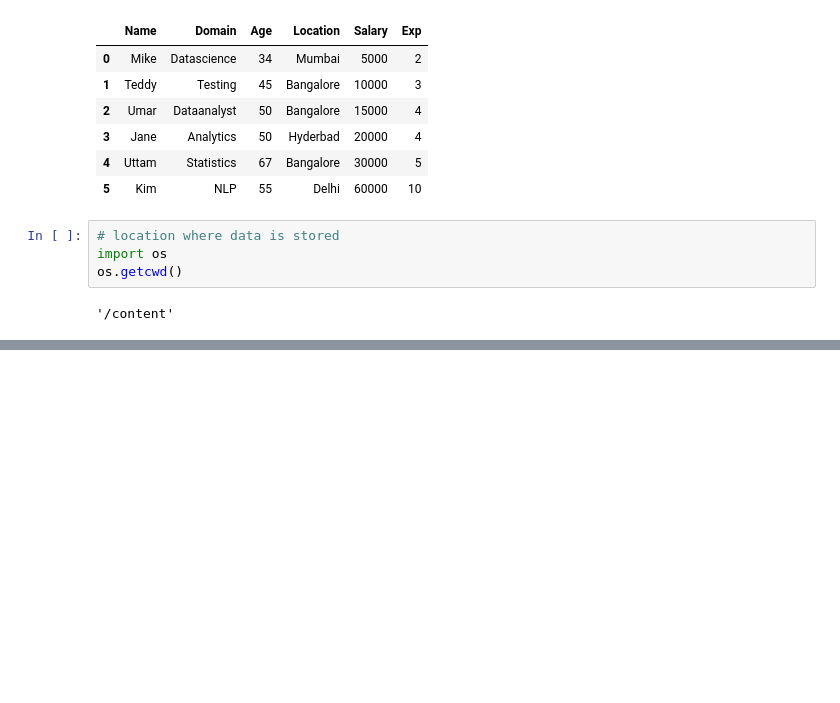
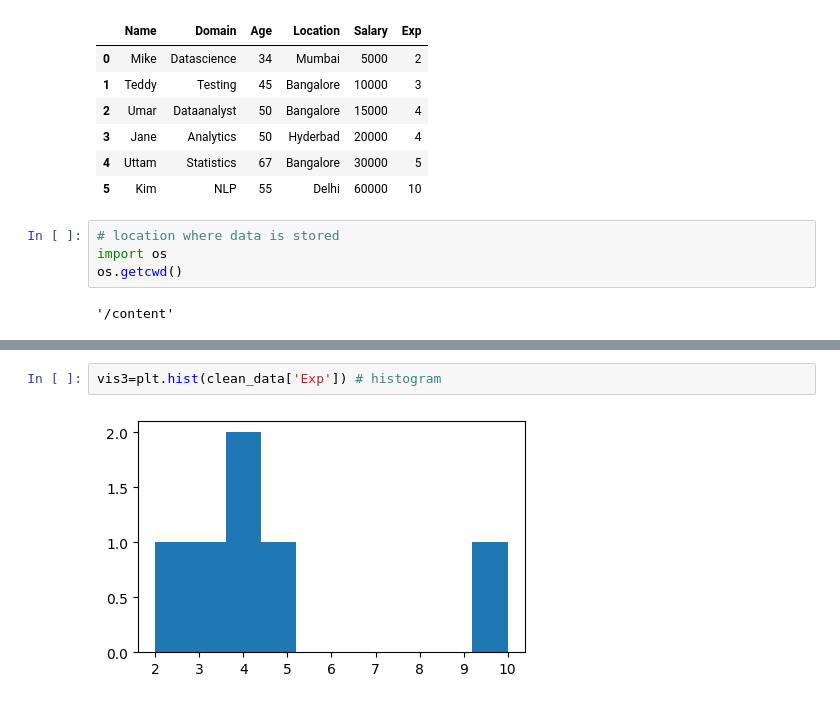
Before and after one commit to ApoorvaReddy17/practice, a Jupyter notebook: Data_Cleansing.ipynb, the cells around one changed output, grey strips where cells are left out. Saved outputs shown, nothing was run; the diff lists cells and outputs as text; blank space fills up the shorter version.

```diff
--- a/Data_Cleansing.ipynb
+++ b/Data_Cleansing.ipynb
@@ -343,0 +389,4 @@ os.getcwd()
+# %%
+vis3=plt.hist(clean_data['Exp']) # histogram
+# %% [output]
+[figure, added]
```
Also changed, not shown: parts of 14 cells of this notebook.
